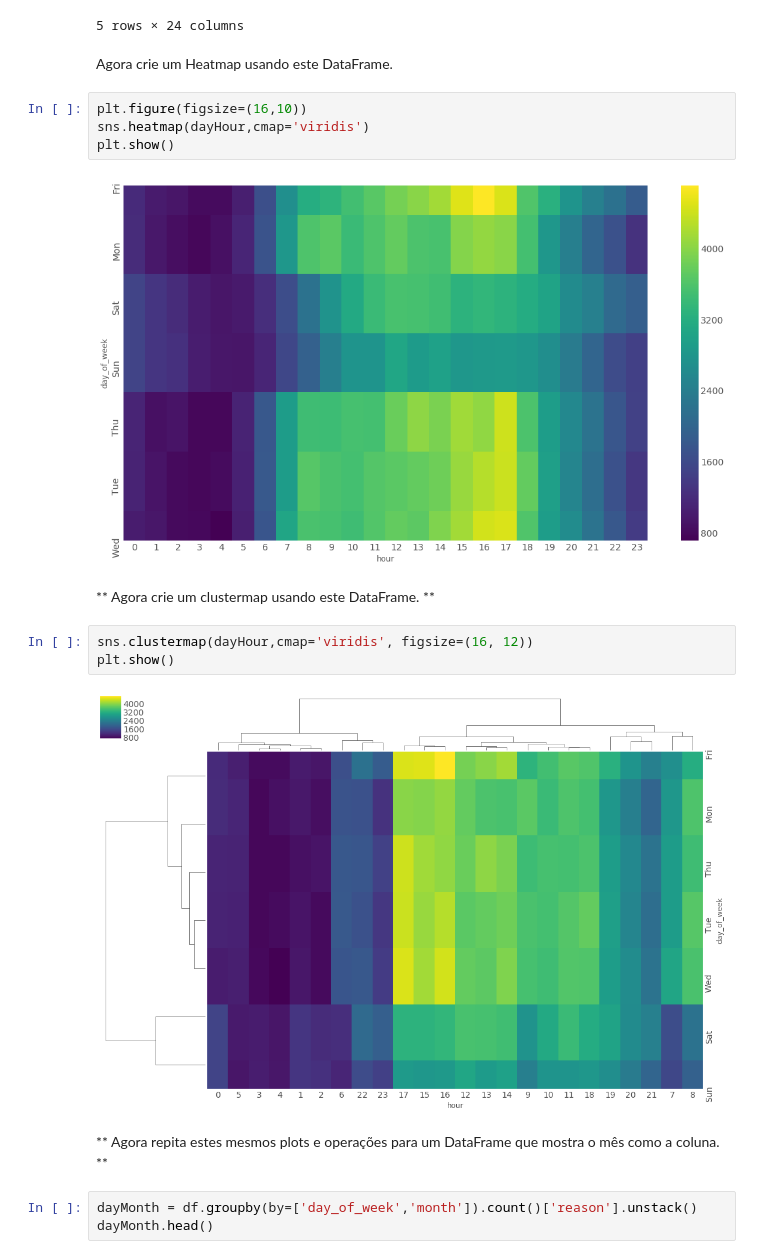
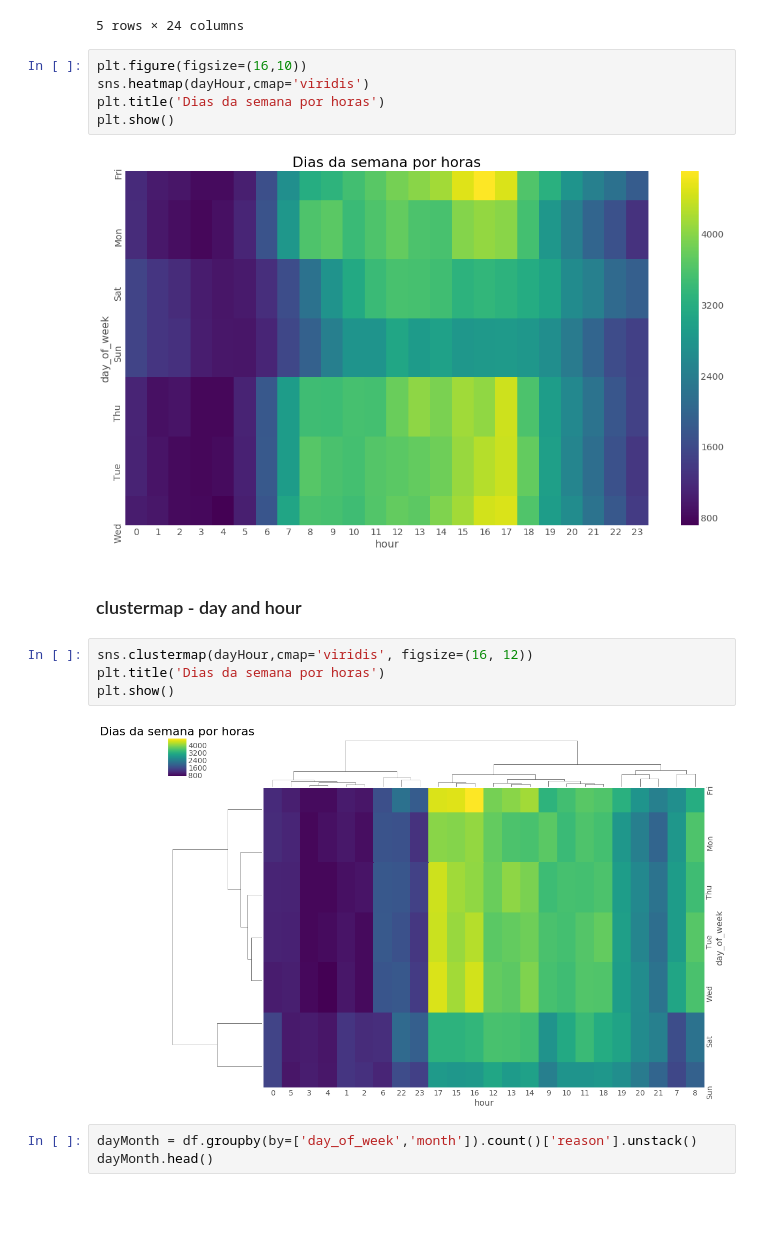
Before and after one commit to vitormeriat/machine-learning-studies, a Jupyter notebook: analysis/calls-911.ipynb, the cells around one changed output. Saved outputs shown, nothing was run; the diff lists cells and outputs as text; blank space fills up the shorter version.

Commit message:
Update plots in call 911 analysis

```diff
--- a/analysis/calls-911.ipynb
+++ b/analysis/calls-911.ipynb
@@ -301,23 +303,21 @@ dayHour.head()
 | Sun | 1520 | 1331 | 1263 | 1033 | 954 | 941 | 1119 | 1568 | 1933 | 2421 | ... | ... |
 | Thu | 1115 | 873 | 920 | 775 | 784 | 1091 | 1801 | 2913 | 3468 | 3457 | ... | ... |
 5 rows × 24 columns
-# %% [markdown]
-Agora crie um Heatmap usando este DataFrame.
 # %%
 plt.figure(figsize=(16,10))
 sns.heatmap(dayHour,cmap='viridis')
+plt.title('Dias da semana por horas')
 plt.show()
 # %% [output]
-[figure, old version]
+[figure, new version]
-# %% [markdown]
-** Agora crie um clustermap usando este DataFrame. **
+# %% [markdown]
+### clustermap - day and hour
 # %%
 sns.clustermap(dayHour,cmap='viridis', figsize=(16, 12))
+plt.title('Dias da semana por horas')
 plt.show()
 # %% [output]
-[figure, old version]
+[figure, new version]
-# %% [markdown]
-** Agora repita estes mesmos plots e operações para um DataFrame que mostra o mês como a coluna. **
 # %%
 dayMonth = df.groupby(by=['day_of_week','month']).count()['reason'].unstack()
 dayMonth.head()
```
Also changed, not shown: parts of 4 cells of this notebook.
